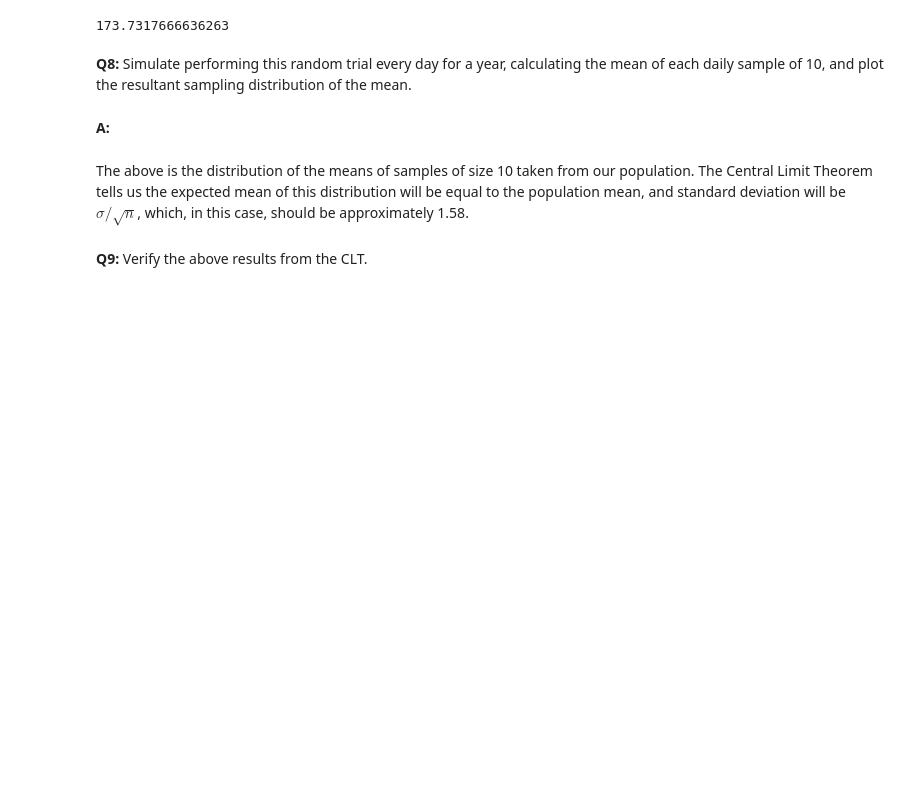
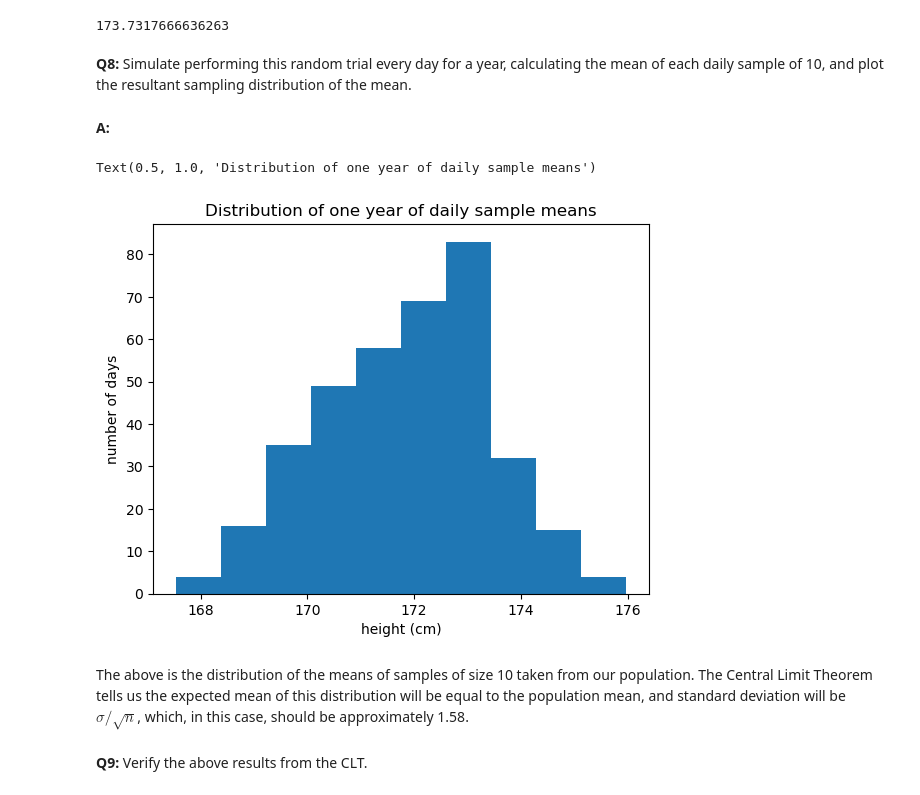
Before and after one commit to amoutafian/frequentist_case_study, a Jupyter notebook: Frequentist Inference Case Study - Part A (3).ipynb, the cells around one changed output. Cells and saved outputs as stored; diff of their text form; code cells hidden in the pictures; blank space fills up the shorter version.

```diff
--- a/Frequentist Inference Case Study - Part A (3).ipynb
+++ b/Frequentist Inference Case Study - Part A (3).ipynb
@@ -206,3 +203,23 @@ seed(47)
+# %%
+seed(47)
+# take your samples here
+means = []
+def townsfolk_sampler(n):
+    return np.random.choice(pop_heights, n)
+n = 10
+
+for day in range(365):
+    daily_sample = townsfolk_sampler(n)
+    daily_mean = np.mean(daily_sample)
+    means.append(daily_mean)
+# %%
+plt.hist(means)
+plt.xlabel('height (cm)')
+plt.ylabel('number of days')
+plt.title('Distribution of one year of daily sample means')
+# %% [output]
+Text(0.5, 1.0, 'Distribution of one year of daily sample means')
+[figure, added]
 # %% [markdown]
 The above is the distribution of the means of samples of size 10 taken from our population. The Central Limit Theorem tells us the expected mean of this distribution will be equal to the population mean, and standard deviation will be $\sigma / \sqrt n$, which, in this case, should be approximately 1.58.
 # %% [markdown]
```
Also changed, not shown: parts of 1 cell of this notebook.
